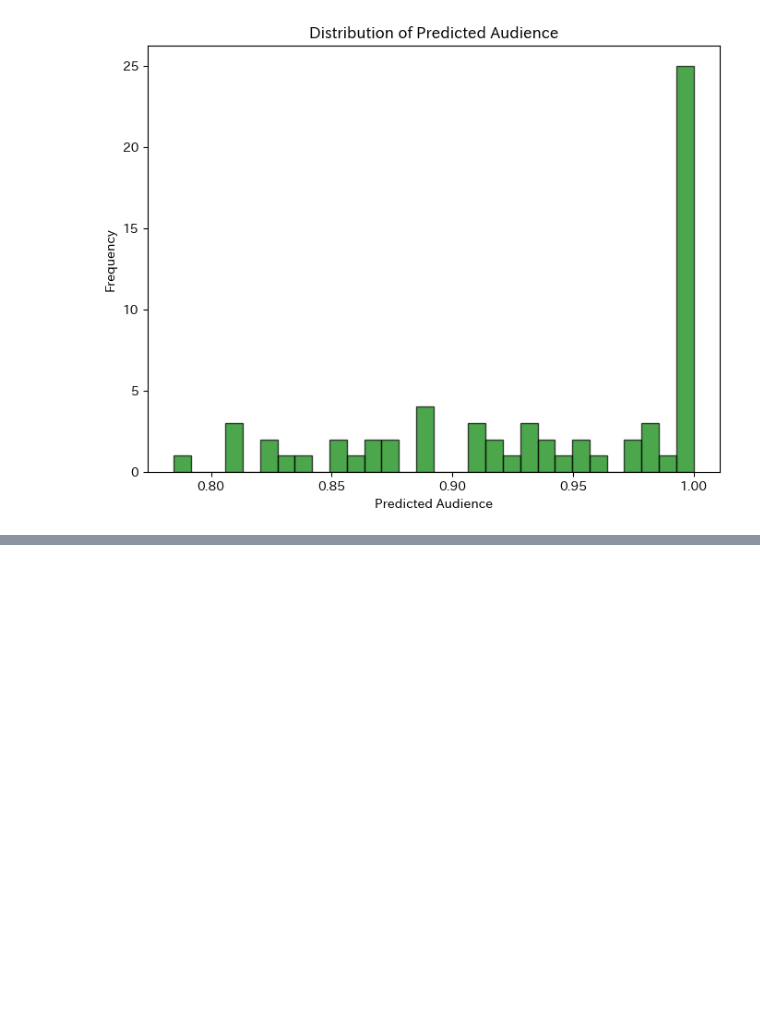
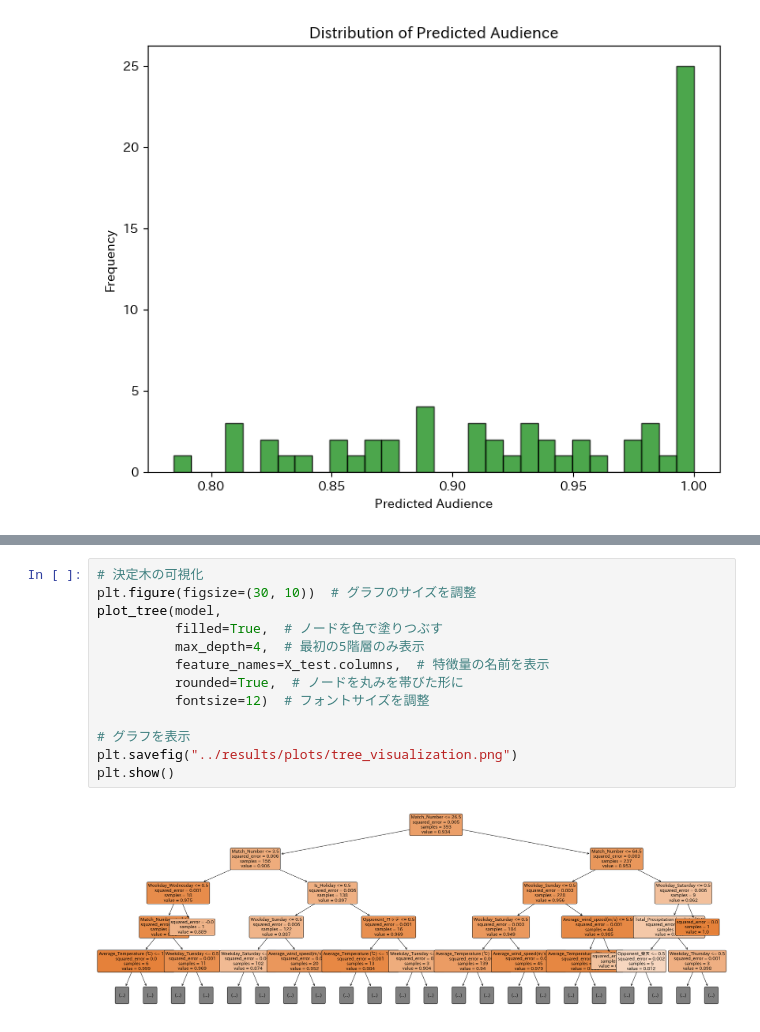
Before and after one commit to Doi-Ryota/NumberOfSpectatorsPrediction, a Jupyter notebook: notebook/06_visualization.ipynb, the cells around one changed output, grey strips where cells are left out. Saved outputs shown, nothing was run; the diff lists cells and outputs as text; blank space fills up the shorter version.

Commit message:
Feature/visualization (#13)
* feat:add visualization notebook

* fix:feature

* fix:modify file name

* feat:tree visualization

```diff
--- a/notebook/06_visualization.ipynb
+++ b/notebook/06_visualization.ipynb
@@ -240,0 +242,15 @@ print(f"予測最大利益: ¥{max_profit:,.0f}")
+# %%
+# 決定木の可視化
+plt.figure(figsize=(30, 10))  # グラフのサイズを調整
+plot_tree(model,
+          filled=True,  # ノードを色で塗りつぶす
+          max_depth=4,  # 最初の5階層のみ表示
+          feature_names=X_test.columns,  # 特徴量の名前を表示
+          rounded=True,  # ノードを丸みを帯びた形に
+          fontsize=12)  # フォントサイズを調整
+
+# グラフを表示
+plt.savefig("../results/plots/tree_visualization.png")
+plt.show()
+# %% [output]
+[figure, added]
```
Also changed, not shown: parts of 4 cells of this notebook, 2 other files.
